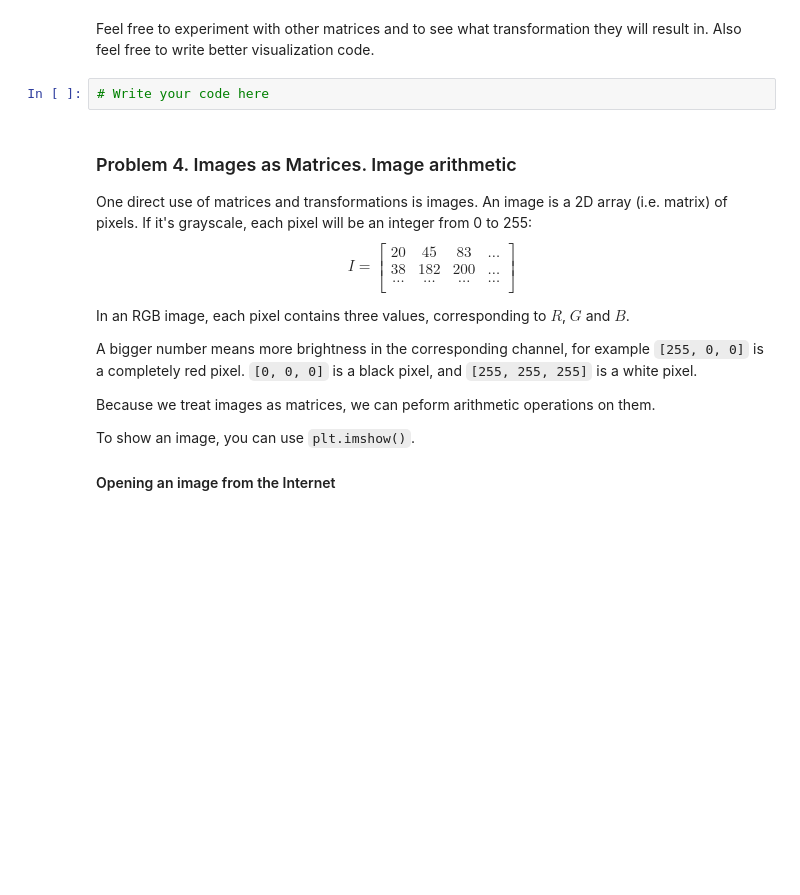
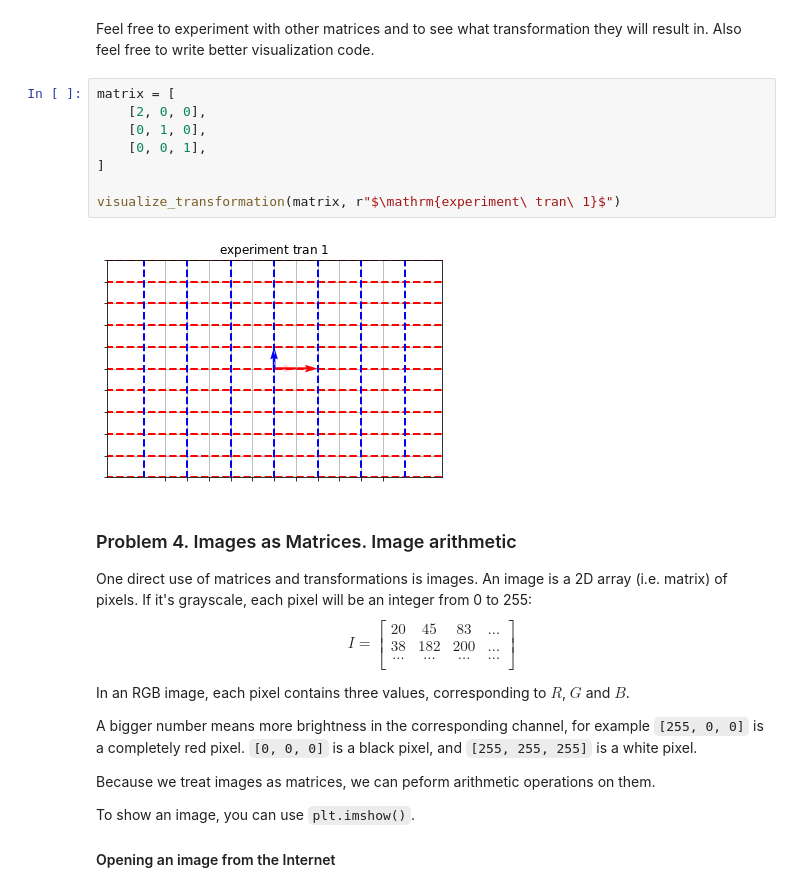
Before and after one commit to TodorNedkovski/Artificial-Intelligence-21-22, a Jupyter notebook: Math concepts for developers/HIGH-SCHOOL MATHS/06. Linear-Algebra-Exercise/Linear Algebra Exercise.ipynb, the cells around one changed output. Cells and saved outputs as stored; diff of their text form; blank space fills up the shorter version.

```diff
--- a/Math concepts for developers/HIGH-SCHOOL MATHS/06. Linear-Algebra-Exercise/Linear Algebra Exercise.ipynb
+++ b/Math concepts for developers/HIGH-SCHOOL MATHS/06. Linear-Algebra-Exercise/Linear Algebra Exercise.ipynb
@@ -413,7 +432,15 @@ visualize_transformation(matrix, r"$\mathrm{Projection\ (linearly\ dependent\ ro
 # %% [markdown]
 Feel free to experiment with other matrices and to see what transformation they will result in. Also feel free to write better visualization code.
-# %%
-# Write your code here
+# %%
+matrix = [
+    [2, 0, 0],
+    [0, 1, 0],
+    [0, 0, 1],
+]
+
+visualize_transformation(matrix, r"$\mathrm{experiment\ tran\ 1}$")
+# %% [output]
+[figure, added]
 # %% [markdown]
 ### Problem 4. Images as Matrices. Image arithmetic
 One direct use of matrices and transformations is images. An image is a 2D array (i.e. matrix) of pixels. If it's grayscale, each pixel will be an integer from 0 to 255:
```
Also changed, not shown: parts of 16 cells of this notebook.
